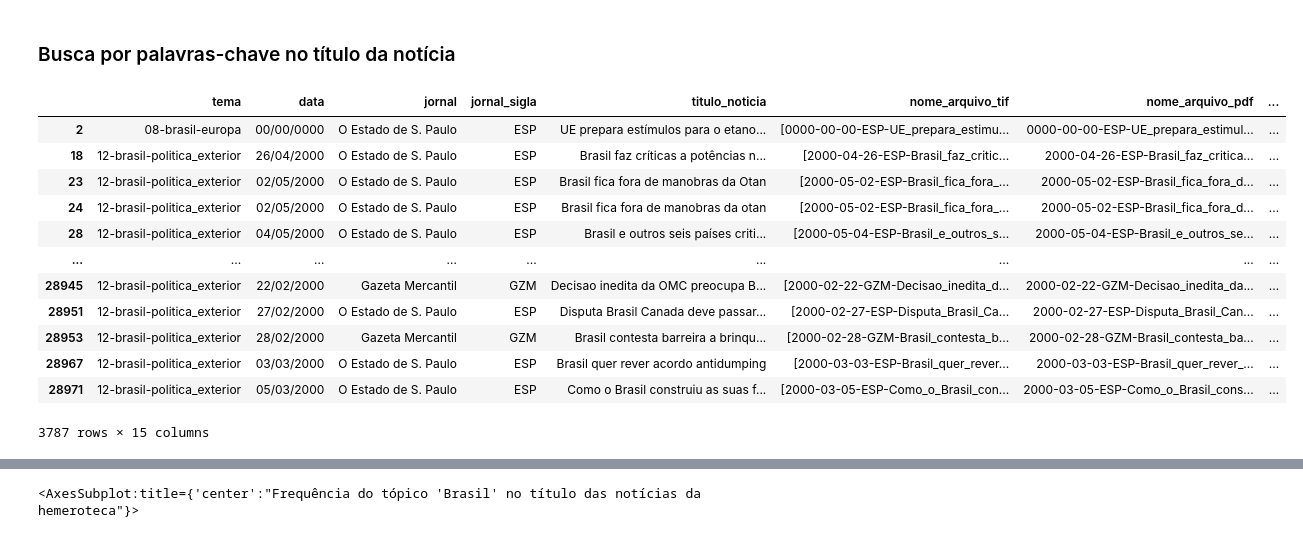
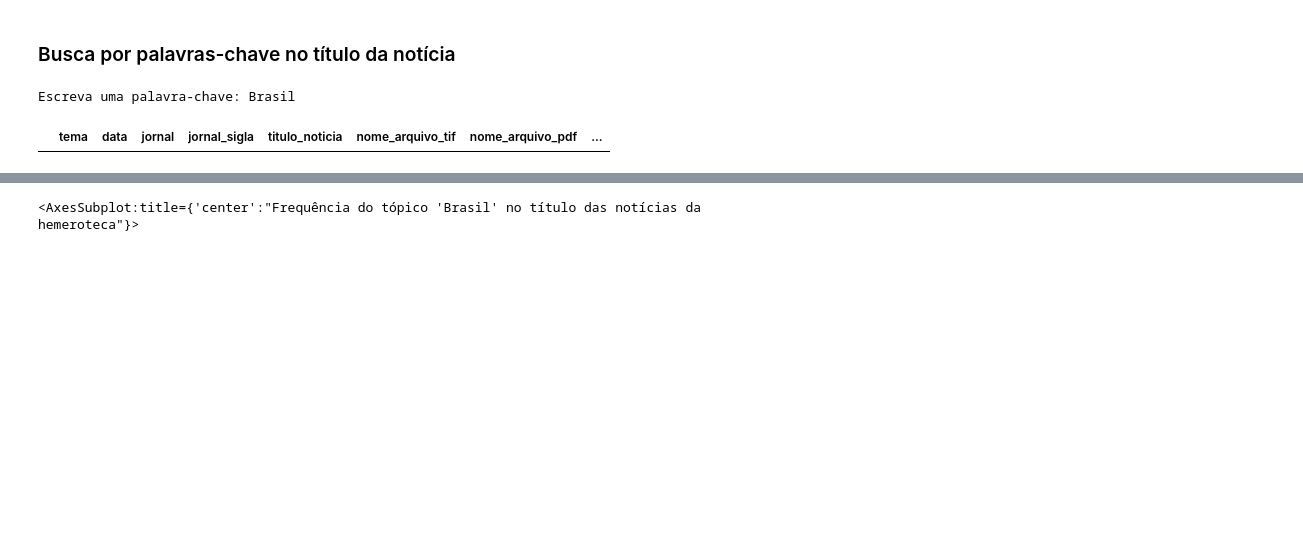
Before and after one commit to thiagovicino/python_analise_dados, a Jupyter notebook: Análise_dados_02_json_thiago.ipynb, the cells around one changed output, grey strips where cells are left out. Saved outputs shown, nothing was run; the diff lists cells and outputs as text; code cells hidden in the pictures; blank space fills up the shorter version.

```diff
--- a/Análise_dados_02_json_thiago.ipynb
+++ b/Análise_dados_02_json_thiago.ipynb
@@ -329,22 +301,12 @@ n_paginas
 ### Busca por palavras-chave no título da notícia
 # %%
 # Notícias com "Brasil" no título
-noticias_brasil = dataset[dataset["titulo_noticia"].str.contains("Brasil")]
+palavra_chave = input("Escreva uma palavra-chave: ")
+noticias_brasil = dataset[dataset["titulo_noticia"].isin([palavra_chave])]
 noticias_brasil
 # %% [output]
+Escreva uma palavra-chave: Brasil
 |  | tema | data | jornal | jornal_sigla | titulo_noticia | nome_arquivo_tif | nome_arquivo_pdf | ... |
-| 2 | 08-brasil-europa | 00/00/0000 | O Estado de S. Paulo | ESP | UE prepara estímulos para o etano... | [0000-00-00-ESP-UE_prepara_estimu... | 0000-00-00-ESP-UE_prepara_estimul... | ... |
-| 18 | 12-brasil-politica_exterior | 26/04/2000 | O Estado de S. Paulo | ESP | Brasil faz críticas a potências n... | [2000-04-26-ESP-Brasil_faz_critic... | 2000-04-26-ESP-Brasil_faz_critica... | ... |
-| 23 | 12-brasil-politica_exterior | 02/05/2000 | O Estado de S. Paulo | ESP | Brasil fica fora de manobras da Otan | [2000-05-02-ESP-Brasil_fica_fora_... | 2000-05-02-ESP-Brasil_fica_fora_d... | ... |
-| 24 | 12-brasil-politica_exterior | 02/05/2000 | O Estado de S. Paulo | ESP | Brasil fica fora de manobras da otan | [2000-05-02-ESP-Brasil_fica_fora_... | 2000-05-02-ESP-Brasil_fica_fora_d... | ... |
-| 28 | 12-brasil-politica_exterior | 04/05/2000 | O Estado de S. Paulo | ESP | Brasil e outros seis países criti... | [2000-05-04-ESP-Brasil_e_outros_s... | 2000-05-04-ESP-Brasil_e_outros_se... | ... |
-| ... | ... | ... | ... | ... | ... | ... | ... | ... |
-| 28945 | 12-brasil-politica_exterior | 22/02/2000 | Gazeta Mercantil | GZM | Decisao inedita da OMC preocupa B... | [2000-02-22-GZM-Decisao_inedita_d... | 2000-02-22-GZM-Decisao_inedita_da... | ... |
-| 28951 | 12-brasil-politica_exterior | 27/02/2000 | O Estado de S. Paulo | ESP | Disputa Brasil Canada deve passar... | [2000-02-27-ESP-Disputa_Brasil_Ca... | 2000-02-27-ESP-Disputa_Brasil_Can... | ... |
-| 28953 | 12-brasil-politica_exterior | 28/02/2000 | Gazeta Mercantil | GZM | Brasil contesta barreira a brinqu... | [2000-02-28-GZM-Brasil_contesta_b... | 2000-02-28-GZM-Brasil_contesta_ba... | ... |
-| 28967 | 12-brasil-politica_exterior | 03/03/2000 | O Estado de S. Paulo | ESP | Brasil quer rever acordo antidumping | [2000-03-03-ESP-Brasil_quer_rever... | 2000-03-03-ESP-Brasil_quer_rever_... | ... |
-| 28971 | 12-brasil-politica_exterior | 05/03/2000 | O Estado de S. Paulo | ESP | Como o Brasil construiu as suas f... | [2000-03-05-ESP-Como_o_Brasil_con... | 2000-03-05-ESP-Como_o_Brasil_cons... | ... |
-3787 rows × 15 columns
 # %%
 # Criando o índice "ano"
 ano = noticias_brasil["data"].apply(lambda x: x[-4:]) # apply para fazer um slicing da string
```
Also changed, not shown: parts of 9 cells of this notebook.
